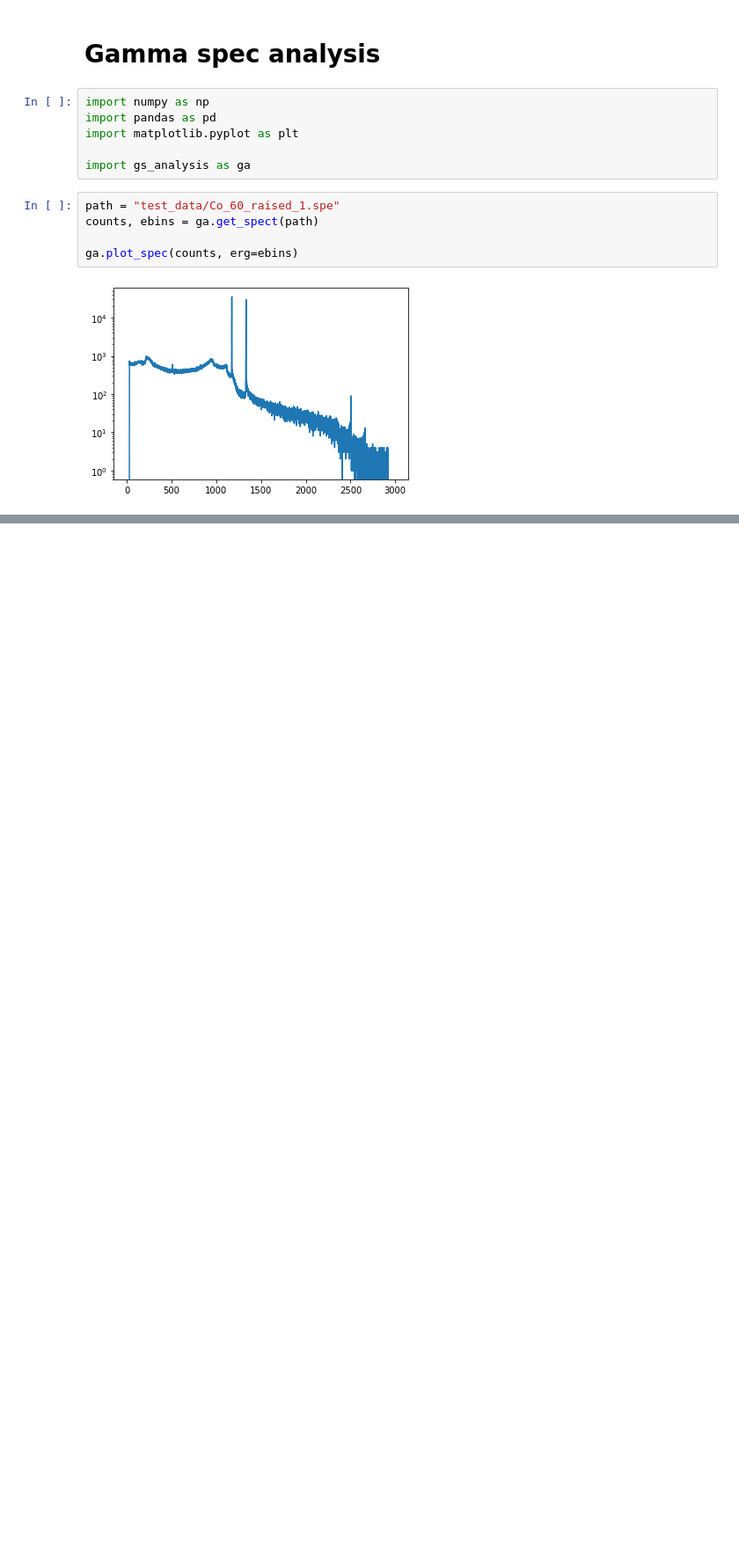
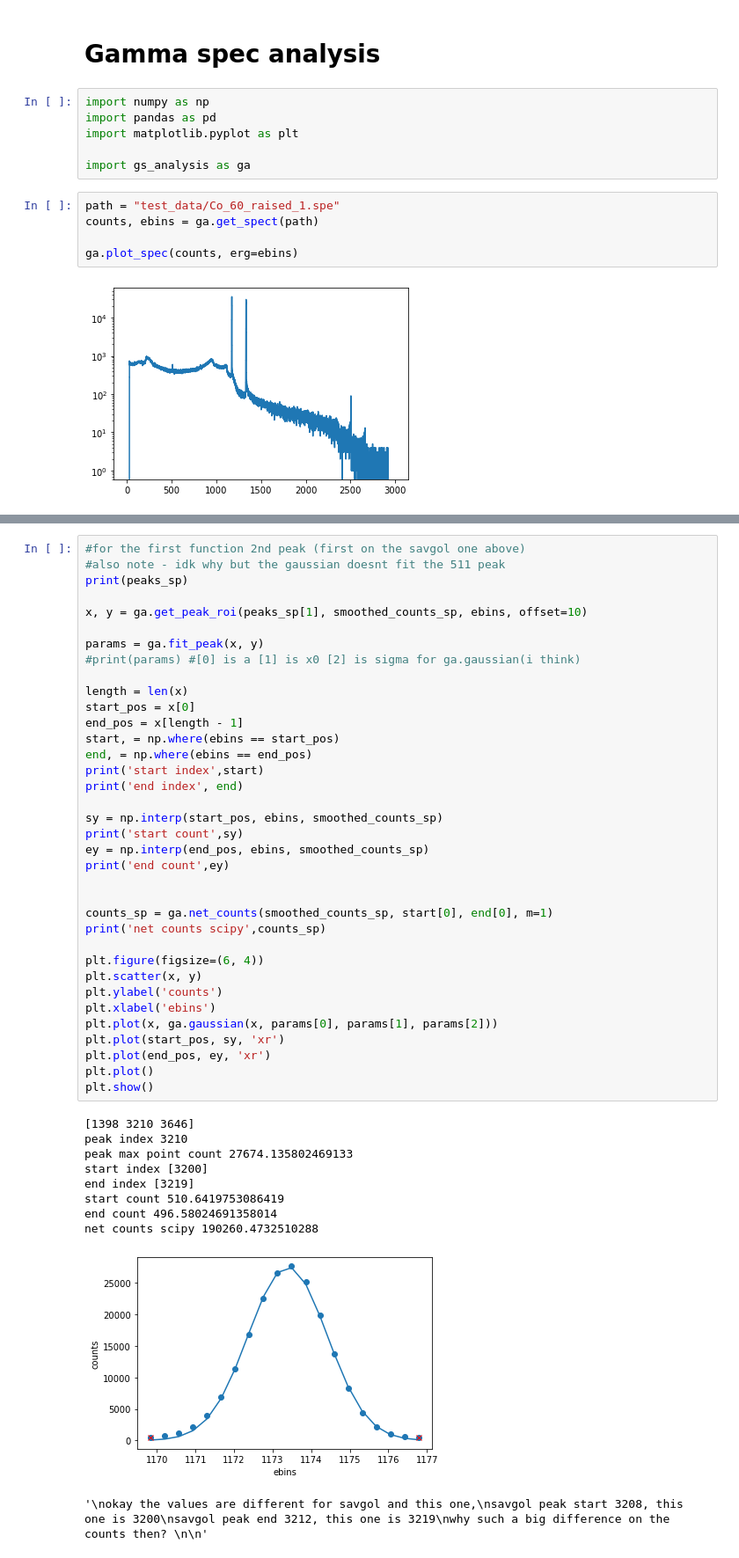
Before and after one commit to py1sl/gamma_spec_analysis, a Jupyter notebook: peak_find_testing.ipynb, the cells around one changed output, grey strips where cells are left out. Shown: that part at 88% size. Saved outputs shown, nothing was run; the diff lists cells and outputs as text; blank space fills up the shorter version.

```diff
--- a/peak_find_testing.ipynb
+++ b/peak_find_testing.ipynb
@@ -15,0 +167,47 @@ ga.plot_spec(counts, erg=ebins)
+# %%
+#for the first function 2nd peak (first on the savgol one above)
+#also note - idk why but the gaussian doesnt fit the 511 peak
+print(peaks_sp)
+
+x, y = ga.get_peak_roi(peaks_sp[1], smoothed_counts_sp, ebins, offset=10)
+
+params = ga.fit_peak(x, y)
+#print(params) #[0] is a [1] is x0 [2] is sigma for ga.gaussian(i think)
+
+length = len(x)
+start_pos = x[0]
+end_pos = x[length - 1]
+start, = np.where(ebins == start_pos)
+end, = np.where(ebins == end_pos)
+print('start index',start)
+print('end index', end)
+
+sy = np.interp(start_pos, ebins, smoothed_counts_sp)
+print('start count',sy)
+ey = np.interp(end_pos, ebins, smoothed_counts_sp)
+print('end count',ey)
+
+
+counts_sp = ga.net_counts(smoothed_counts_sp, start[0], end[0], m=1)
+print('net counts scipy',counts_sp)
+
+plt.figure(figsize=(6, 4))
+plt.scatter(x, y)
+plt.ylabel('counts')
+plt.xlabel('ebins')
+plt.plot(x, ga.gaussian(x, params[0], params[1], params[2]))
+plt.plot(start_pos, sy, 'xr')
+plt.plot(end_pos, ey, 'xr')
+plt.plot()
+plt.show()
+# %% [output]
+[1398 3210 3646]
+peak index 3210
+peak max point count 27674.135802469133
+start index [3200]
+end index [3219]
+start count 510.6419753086419
+end count 496.58024691358014
+net counts scipy 190260.4732510288
+[figure, added]
+'\nokay the values are different for savgol and this one,\nsavgol peak start 3208, this one is 3200\nsavgol peak end 3212, this one is 3219\nwhy such a big difference on the counts then? \n\n'
```
Also changed, not shown: parts of 18 cells of this notebook, 4 other files.
